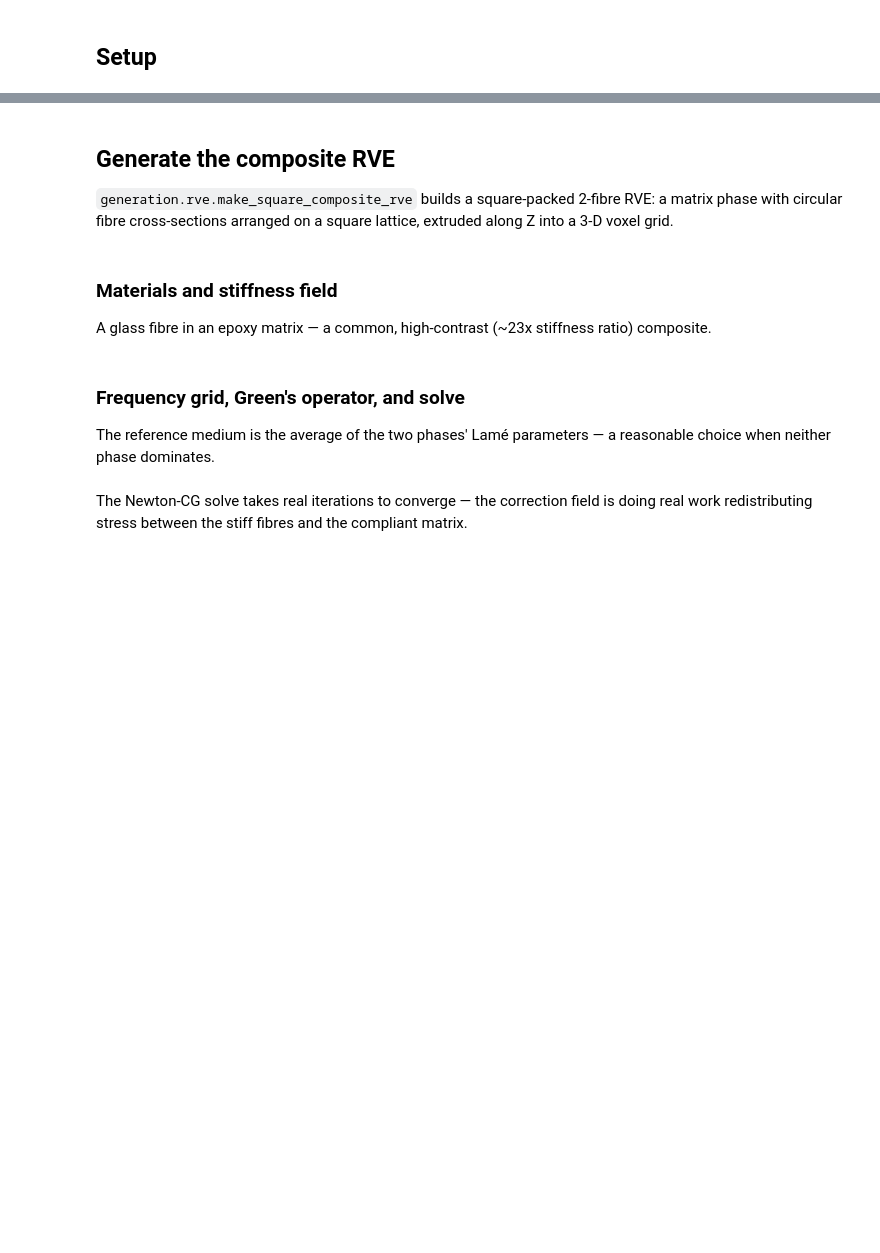
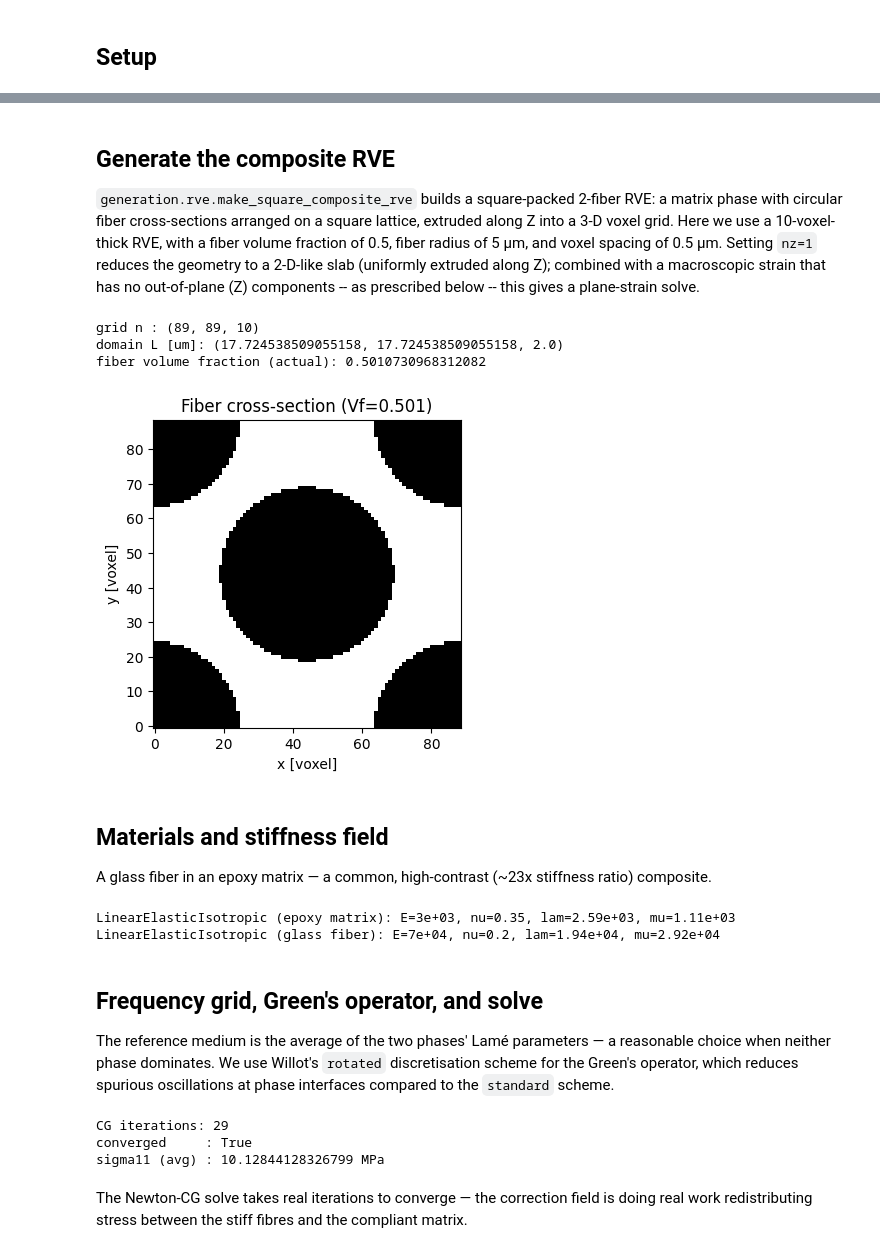
Before and after one commit to choROPeNt/FFTjax, a Jupyter notebook: notebooks/lin-elastic_strain.ipynb, the cells around one changed output, grey strips where cells are left out. Saved outputs shown, nothing was run; the diff lists cells and outputs as text; code cells hidden in the pictures; blank space fills up the shorter version.

```diff
--- a/notebooks/lin-elastic_strain.ipynb
+++ b/notebooks/lin-elastic_strain.ipynb
@@ -46,42 +57,62 @@ print("X64 enabled:", utils.precision.X64_ENABLED,
 # %% [markdown]
 ## Generate the composite RVE
 
-`generation.rve.make_square_composite_rve` builds a square-packed 2-fibre RVE: a matrix phase with
-circular fibre cross-sections arranged on a square lattice, extruded along Z into a 3-D voxel grid.
+`generation.rve.make_square_composite_rve` builds a square-packed 2-fiber RVE: a matrix phase with
+circular fiber cross-sections arranged on a square lattice, extruded along Z into a 3-D voxel grid. Here we use a 10-voxel-thick RVE, with a fiber volume fraction of 0.5, fiber radius of 5 μm, and voxel spacing of 0.5 μm.
+Setting `nz=1` reduces the geometry to a 2-D-like slab (uniformly extruded along Z); combined with a macroscopic strain that has no out-of-plane (Z) components -- as prescribed below -- this gives a plane-strain solve.
 # %%
 phase_np, N, n, L, phi_act = make_square_composite_rve(
-    phi=0.5, r_fiber_um=5.0, spacing_um=0.5, N_min=32, nz=32,
+    phi=0.5, r_fiber_um=5.0, spacing_um=0.2, N_min=32, nz=10,
 )
 Nv = int(np.prod(n))
 
 print("grid n :", n)
 print("domain L [um]:", tuple(float(Li) for Li in L))
-print("fibre volume fraction (actual):", phi_act)
+print("fiber volume fraction (actual):", phi_act)
+# %% [output]
+grid n : (89, 89, 10)
+domain L [um]: (17.724538509055158, 17.724538509055158, 2.0)
+fiber volume fraction (actual): 0.5010730968312082
+# %%
+# Vizualize the fibre cross-section in the XY plane (Z=0)
+fig, ax = plt.subplots(figsize=(4, 4))
+ax.imshow(phase_np[:, :, 0].T, origin="lower", cmap="gray_r")
+ax.set_title(f"Fiber cross-section (Vf={phi_act:.3f})")
+ax.set_xlabel("x [voxel]")
+ax.set_ylabel("y [voxel]")
+plt.show()
+# %% [output]
+[figure, added]
 # %% [markdown]
-### Materials and stiffness field
+## Materials and stiffness field
 
-A glass fibre in an epoxy matrix — a common, high-contrast (~23x stiffness ratio) composite.
+A glass fiber in an epoxy matrix — a common, high-contrast (~23x stiffness ratio) composite.
 # %%
 matrix = LinearElasticIsotropic(E=3.0e3,  nu=0.35, name="epoxy matrix")
-fiber  = LinearElasticIsotropic(E=70.0e3, nu=0.20, name="glass fibre")
+fiber  = LinearElasticIsotropic(E=70.0e3, nu=0.20, name="glass fiber")
 
 phase = jnp.array(phase_np.reshape(-1))   # 0 = matrix, 1 = fibre
 C_field = assemble_C_field([matrix, fiber], phase)
 
 print(matrix)
 print(fiber)
+# %% [output]
+LinearElasticIsotropic (epoxy matrix): E=3e+03, nu=0.35, lam=2.59e+03, mu=1.11e+03
+LinearElasticIsotropic (glass fiber): E=7e+04, nu=0.2, lam=1.94e+04, mu=2.92e+04
 # %% [markdown]
-### Frequency grid, Green's operator, and solve
+## Frequency grid, Green's operator, and solve
 
 The reference medium is the average of the two phases' Lamé parameters — a reasonable choice when
-neither phase dominates.
+neither phase dominates. We use Willot's `rotated` discretisation scheme for the Green's operator,
+which reduces spurious oscillations at phase interfaces compared to the `standard` scheme.
 # %%
 L_um = tuple(float(Li) for Li in L)
+dx = tuple(Li / ni for Li, ni in zip(L_um, n))
 xi_flat = build_freq_grid(n, L_um)
 
 lam0 = 0.5 * (matrix.lam + fiber.lam)
 mu0  = 0.5 * (matrix.mu  + fiber.mu)
-G_glob = build_green_operator(xi_flat, lam0, mu0)
+G_glob = build_green_operator(xi_flat, lam0, mu0, scheme="rotated", dx=dx)
 
 eps_bar = jnp.array([
     [1.0e-3, 0.0, 0.0],
@@ -96,5 +127,9 @@ eps, sigma, delta, it, converged = solve_elastic(
 print("CG iterations:", int(it))
 print("converged     :", bool(converged))
 print("sigma11 (avg) :", float(jnp.mean(sigma[0, 0])), "MPa")
+# %% [output]
+CG iterations: 29
+converged     : True
+sigma11 (avg) : 10.12844128326799 MPa
 # %% [markdown]
 The Newton-CG solve takes real iterations to converge — the correction field is doing real work redistributing stress between the stiff fibres and the compliant matrix.
```
Also changed, not shown: parts of 9 cells of this notebook.
